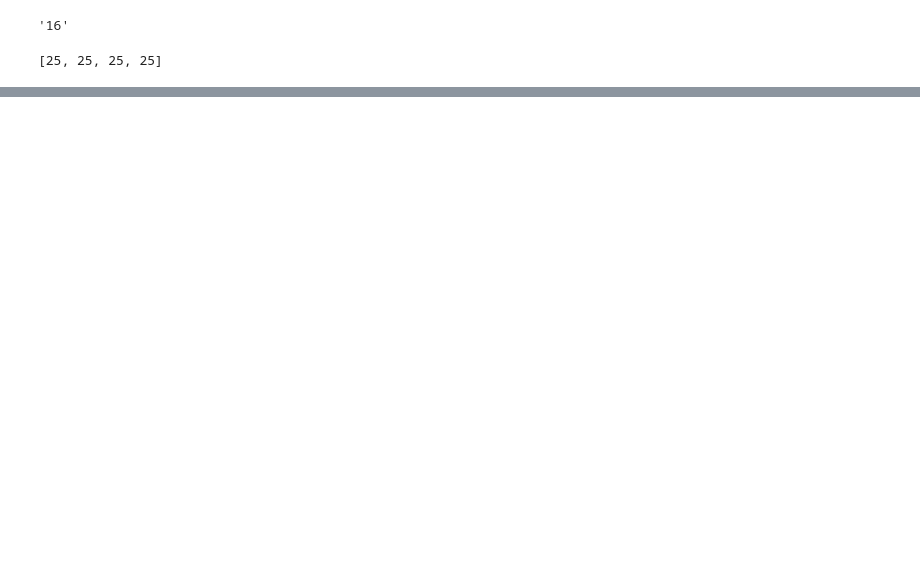
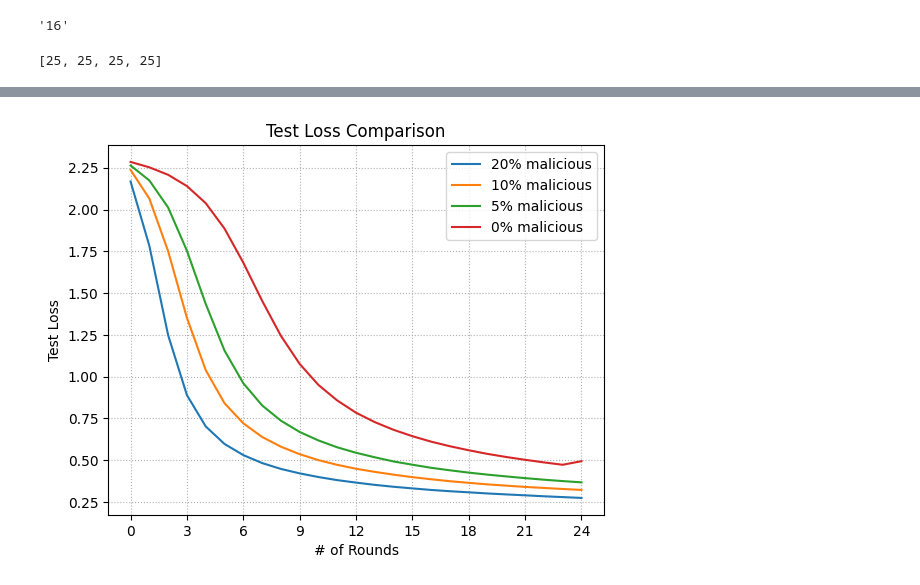
Before and after one commit to dininduviduneth/fedn-attack-sim-uu, a Jupyter notebook: examples/mnist-pytorch/analytics/gradient_boosting/P010/GBP010.ipynb, the cells around one changed output, grey strips where cells are left out. Cells and saved outputs as stored; diff of their text form; code cells hidden in the pictures; blank space fills up the shorter version.

```diff
--- a/examples/mnist-pytorch/analytics/gradient_boosting/P010/GBP010.ipynb
+++ b/examples/mnist-pytorch/analytics/gradient_boosting/P010/GBP010.ipynb
@@ -190,0 +206,24 @@ plt.show()
+# %%
+x = range(const_model_count)
+
+for experiment in metrics:
+    # plt.plot(x, experiment['training_accuracy'])
+    plt.plot(x[:plot_rounds], experiment['test_loss'][:plot_rounds])
+
+plt.legend(
+    [
+        f"{int(int(metric['session_id'][-2:])*100/(int(metric['session_id'][-2:]) + int(metric['session_id'][-5:-3])))}% malicious"
+        if metric['session_id'][-3:] != '_V2'
+        else f"{int(int(metric['session_id'][-5:-3])*100/(int(metric['session_id'][-5:-3]) + int(metric['session_id'][-8:-6])))}% malicious"
+        for metric in metrics
+    ]
+)
+plt.title('Test Loss Comparison')
+plt.xlabel('# of Rounds')
+plt.ylabel('Test Loss')
+plt.grid(True, linestyle=':')
+# plt.xticks(np.arange(0, len(x) + 1, 5))
+plt.xticks(np.arange(0, len(x[:plot_rounds]) + 1, 3))
+plt.show()
+# %% [output]
+[figure, added]
```
Also changed, not shown: parts of 9 cells of this notebook.
